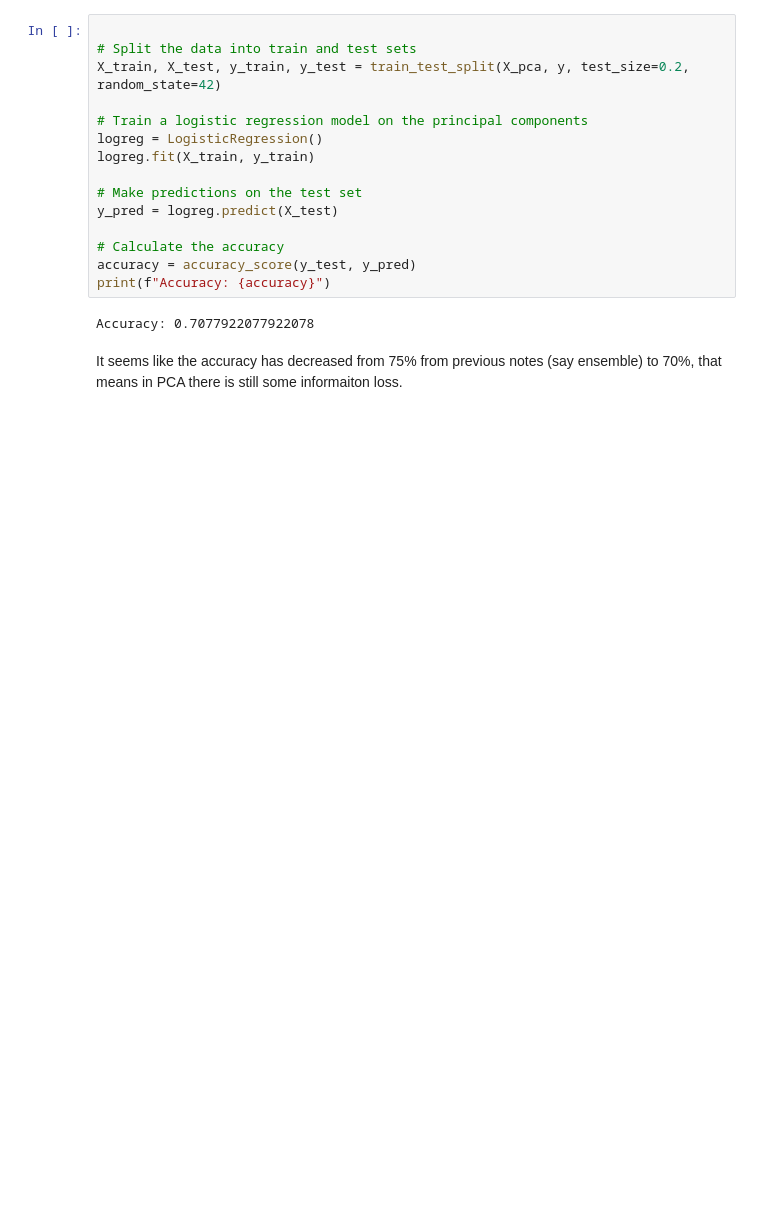
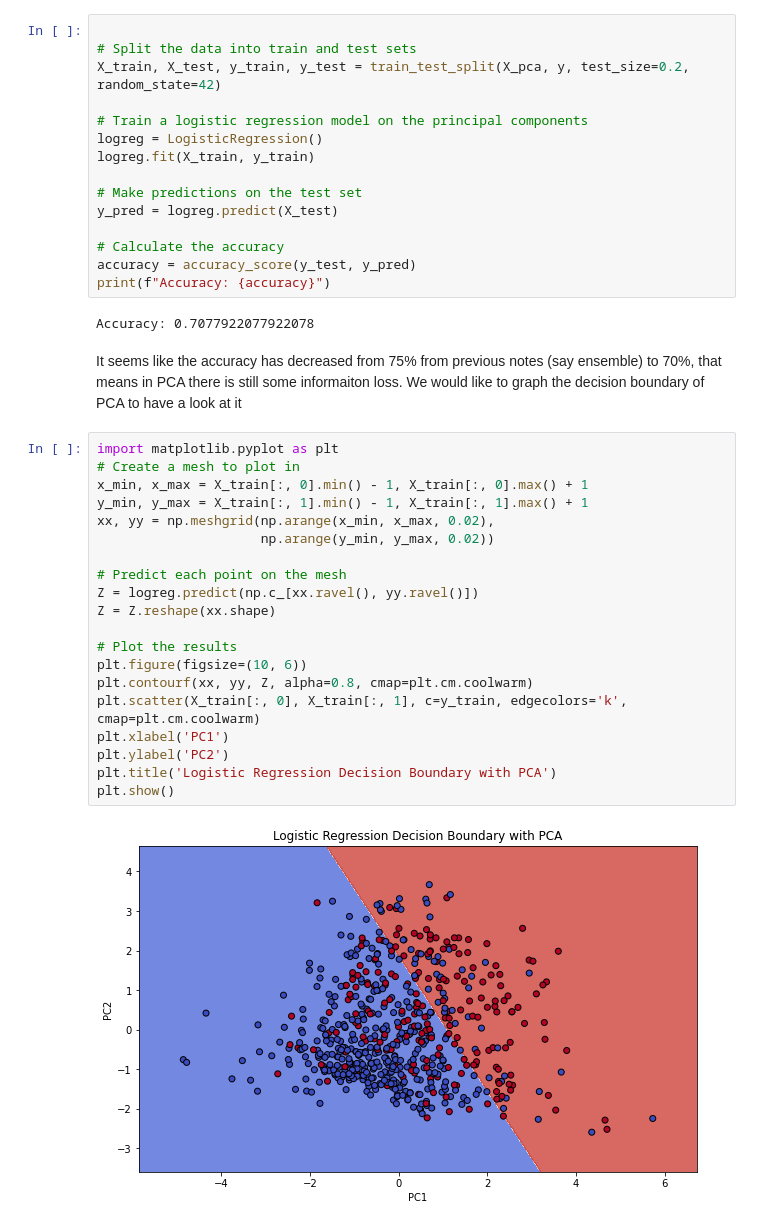
Before and after one commit to mrwenjie/wenjieinde577Project, a Jupyter notebook: Unsupervised Learning/Lecture 10 K Cluster/PCA.ipynb, the cells around one changed output. Saved outputs shown, nothing was run; the diff lists cells and outputs as text; blank space fills up the shorter version.

```diff
--- a/Unsupervised Learning/Lecture 10 K Cluster/PCA.ipynb
+++ b/Unsupervised Learning/Lecture 10 K Cluster/PCA.ipynb
@@ -83,4 +86,26 @@ print(f"Accuracy: {accuracy}")
 # %% [output]
 Accuracy: 0.7077922077922078
 # %% [markdown]
-It seems like the accuracy has decreased from 75% from previous notes (say ensemble) to 70%, that means in PCA there is still some informaiton loss.
+It seems like the accuracy has decreased from 75% from previous notes (say ensemble) to 70%, that means in PCA there is still some informaiton loss. We would like to graph the decision boundary of PCA to have a look at it
+# %%
+import matplotlib.pyplot as plt
+# Create a mesh to plot in
+x_min, x_max = X_train[:, 0].min() - 1, X_train[:, 0].max() + 1
+y_min, y_max = X_train[:, 1].min() - 1, X_train[:, 1].max() + 1
+xx, yy = np.meshgrid(np.arange(x_min, x_max, 0.02),
+                     np.arange(y_min, y_max, 0.02))
+
+# Predict each point on the mesh
+Z = logreg.predict(np.c_[xx.ravel(), yy.ravel()])
+Z = Z.reshape(xx.shape)
+
+# Plot the results
+plt.figure(figsize=(10, 6))
+plt.contourf(xx, yy, Z, alpha=0.8, cmap=plt.cm.coolwarm)
+plt.scatter(X_train[:, 0], X_train[:, 1], c=y_train, edgecolors='k', cmap=plt.cm.coolwarm)
+plt.xlabel('PC1')
+plt.ylabel('PC2')
+plt.title('Logistic Regression Decision Boundary with PCA')
+plt.show()
+# %% [output]
+[figure, added]
```
Also changed, not shown: parts of 4 cells of this notebook.
